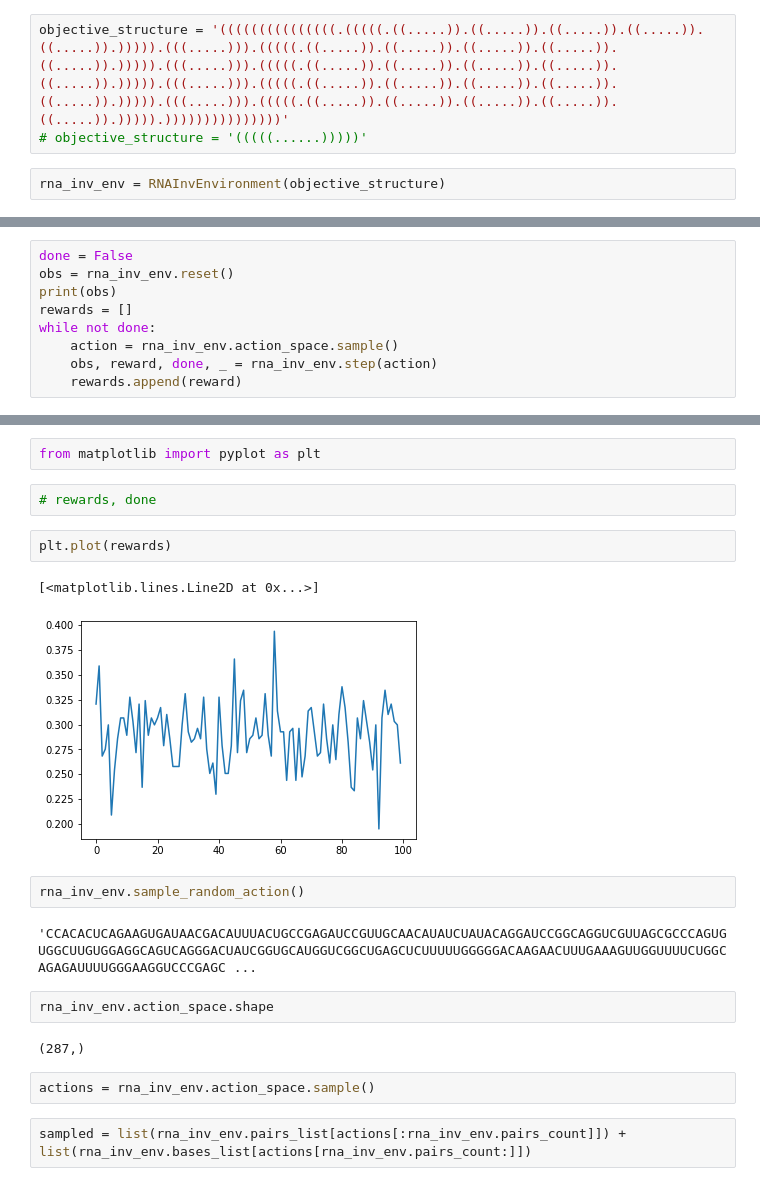
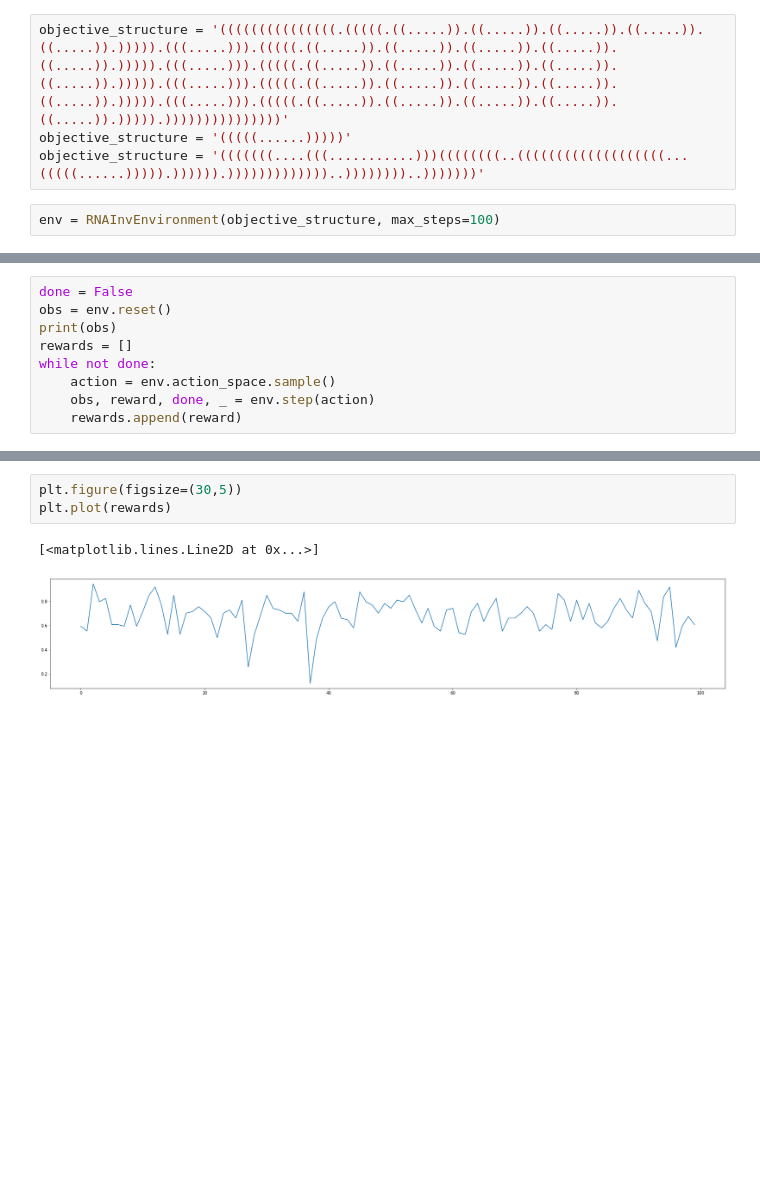
Before and after one commit to jganzabal/rna_inv_folding, a Jupyter notebook: 005_Environment.ipynb, the cells around one changed output, grey strips where cells are left out. Drawn from its saved outputs; the diff is of its cells as text; blank space fills up the shorter version.

Commit message:
new rewards testing

```diff
--- a/005_Environment.ipynb
+++ b/005_Environment.ipynb
@@ -86,5 +10,6 @@ class RNAInvEnvironment(gym.Env):
 # %%
 objective_structure = '(((((((((((((((.(((((.((.....)).((.....)).((.....)).((.....)).((.....)).))))).(((.....))).(((((.((.....)).((.....)).((.....)).((.....)).((.....)).))))).(((.....))).(((((.((.....)).((.....)).((.....)).((.....)).((.....)).))))).(((.....))).(((((.((.....)).((.....)).((.....)).((.....)).((.....)).))))).(((.....))).(((((.((.....)).((.....)).((.....)).((.....)).((.....)).))))).)))))))))))))))'
-# objective_structure = '(((((......)))))'
+objective_structure = '(((((......)))))'
+objective_structure = '(((((((....(((...........)))((((((((..(((((((((((((((((((...(((((......))))).)))))).)))))))))))))..))))))))..)))))))'
 # %%
-rna_inv_env = RNAInvEnvironment(objective_structure)
+env = RNAInvEnvironment(objective_structure, max_steps=100)
@@ -91,10 +25,10 @@ rna_inv_env = RNAInvEnvironment(objective_structure)
 # %%
 done = False
-obs = rna_inv_env.reset()
+obs = env.reset()
 print(obs)
 rewards = []
 while not done:
-    action = rna_inv_env.action_space.sample()
-    obs, reward, done, _ = rna_inv_env.step(action)
+    action = env.action_space.sample()
+    obs, reward, done, _ = env.step(action)
     rewards.append(reward)
 # %% [output]
@@ -102,21 +36,6 @@ GGUUACGAGCGAAGGGGGCCGGGGUGCGUCUUCUCUUGUAGUGUCUCUAGCCUGGCUUACAACUUAAUAAGCUGGCCGUU
-# %%
-from matplotlib import pyplot as plt
-# %%
-# rewards, done
 # %%
+plt.figure(figsize=(30,5))
 plt.plot(rewards)
 # %% [output]
 [<matplotlib.lines.Line2D at 0x...>]
-[figure, old version]
+[figure, new version]
-# %%
-rna_inv_env.sample_random_action()
-# %% [output]
-'CCACACUCAGAAGUGAUAACGACAUUUACUGCCGAGAUCCGUUGCAACAUAUCUAUACAGGAUCCGGCAGGUCGUUAGCGCCCAGUGUGGCUUGUGGAGGCAGUCAGGGACUAUCGGUGCAUGGUCGGCUGAGCUCUUUUUGGGGGACAAGAACUUUGAAAGUUGGUUUUCUGGCAGAGAUUUUGGGAAGGUCCCGAGC ...
-# %%
-rna_inv_env.action_space.shape
-# %% [output]
-(287,)
-# %%
-actions = rna_inv_env.action_space.sample()
-# %%
-sampled = list(rna_inv_env.pairs_list[actions[:rna_inv_env.pairs_count]]) + list(rna_inv_env.bases_list[actions[rna_inv_env.pairs_count:]])
```
Also changed, not shown: parts of 21 cells of this notebook, 14 other files.
